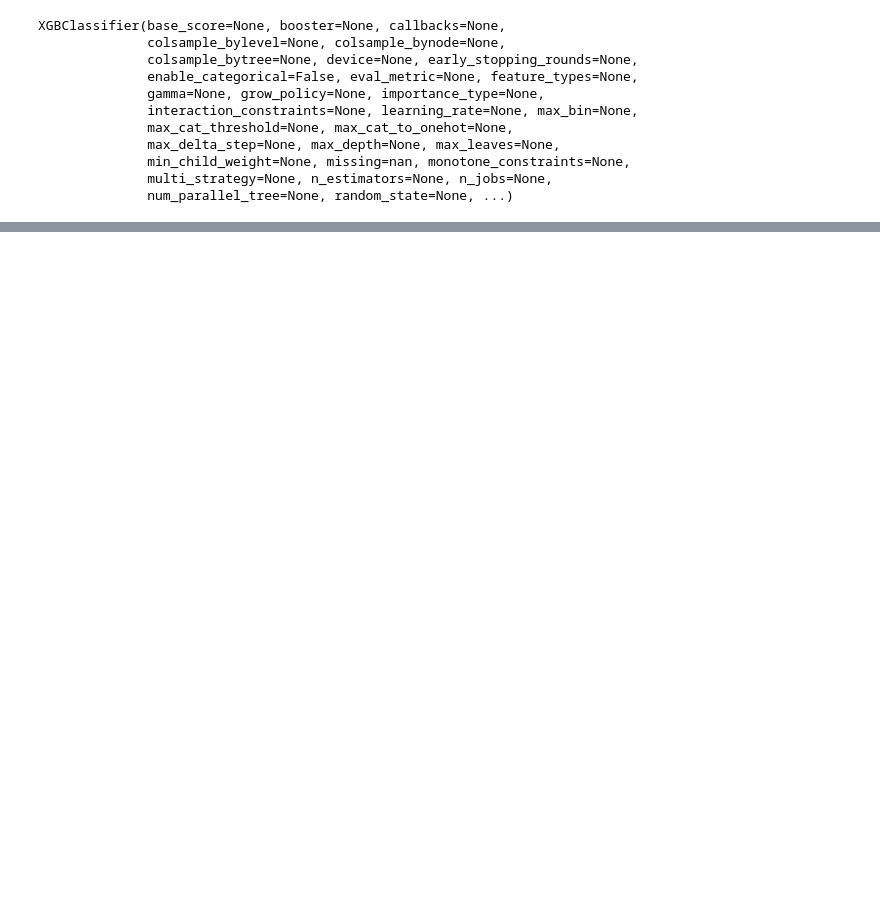
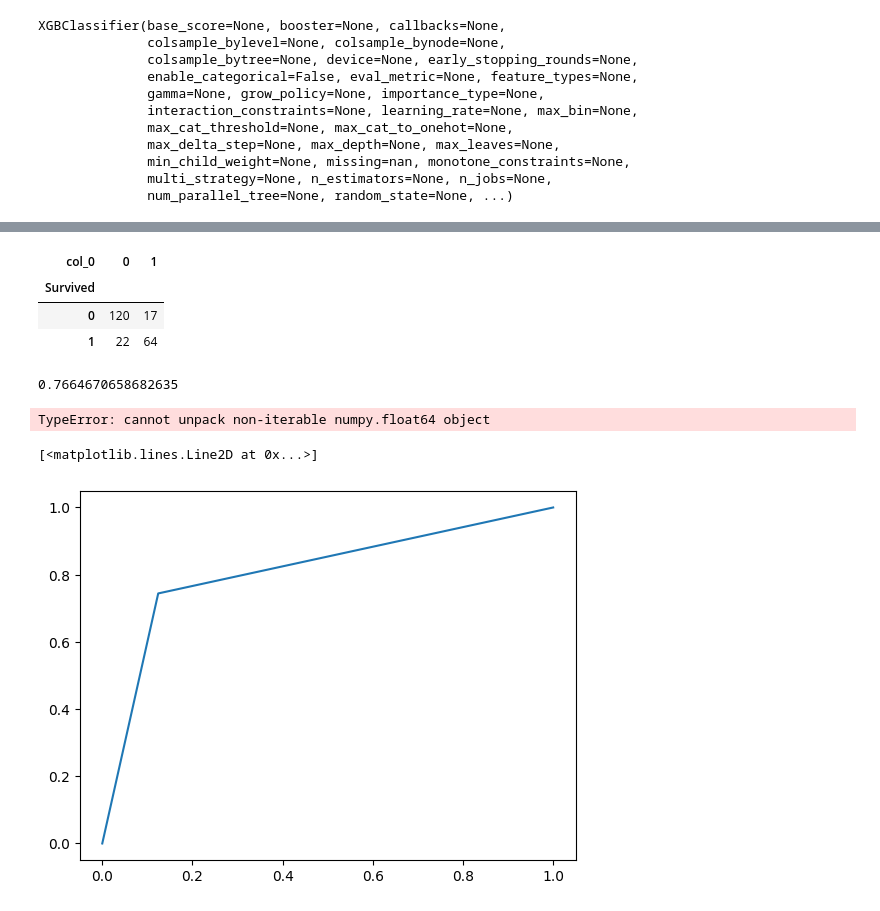
Before and after one commit to pawansaxena108/titanic, a Jupyter notebook: Titanic_without_transformers.ipynb, the cells around one changed output, grey strips where cells are left out. Cells and saved outputs as stored; diff of their text form; code cells hidden in the pictures; blank space fills up the shorter version.

```diff
--- a/Titanic_without_transformers.ipynb
+++ b/Titanic_without_transformers.ipynb
@@ -79,3 +77,3 @@ Sex_dict= dict([(b,a) for a,b in enumerate(train.Sex.unique())])
 # %%
-train_x,text_x,train_y,tesst_y= train_test_split(train,y)
+train_x,test_x,train_y,test_y= train_test_split(train,y)
 # %%
@@ -83,12 +82,12 @@ Ticket_dict= dict([(b,a) for a,b in enumerate(train.Ticket.unique())])
 Embarked_dict= dict([(b,a) for a,b in enumerate(train.Embarked.unique())])
 Cabin_dict= dict([(b,a) for a,b in enumerate(train.Cabin.unique())])
 # %%
-train_x.Sex=train.Sex.map(lambda x: Sex_dict.get(x,-1))
-train_x.Embarked=train.Embarked.map(lambda x: Embarked_dict.get(x,-1))
-train_x.Cabin=train.Cabin.map(lambda x: Cabin_dict.get(x,-1))
-train_x.Ticket=train.Ticket.map(lambda x: Ticket_dict.get(x,-1))
+train_x.Sex=train_x.Sex.map(lambda x: Sex_dict.get(x,-1))
+train_x.Embarked=train_x.Embarked.map(lambda x: Embarked_dict.get(x,-1))
+train_x.Cabin=train_x.Cabin.map(lambda x: Cabin_dict.get(x,-1))
+train_x.Ticket=train_x.Ticket.map(lambda x: Ticket_dict.get(x,-1))
 # %%
-test_x.Sex=test.Sex.map(lambda x: Sex_dict.get(x,-1))
-test_x.Embarked=test.Embarked.map(lambda x: Embarked_dict.get(x,-1))
-test_x.Cabin=test.Cabin.map(lambda x: Cabin_dict.get(x,-1))
-test_x.Ticket=test.Ticket.map(lambda x: Ticket_dict.get(x,-1))
+test_x.Sex=test_x.Sex.map(lambda x: Sex_dict.get(x,-1))
+test_x.Embarked=test_x.Embarked.map(lambda x: Embarked_dict.get(x,-1))
+test_x.Cabin=test_x.Cabin.map(lambda x: Cabin_dict.get(x,-1))
+test_x.Ticket=test_x.Ticket.map(lambda x: Ticket_dict.get(x,-1))
@@ -114,0 +126,11 @@ model.preditc
+# %%
+confusion_matrix
+# %% [output]
+| col_0 | 0 | 1 |
+| Survived |  |  |
+| 0 | 120 | 17 |
+| 1 | 22 | 64 |
+# %%
+f1_score(test_y,model.predict(test_x))
+# %% [output]
+0.7664670658682635
@@ -114,0 +139,6 @@ model.preditc
+# %%
+roc_auc_score(test_y,model.predict(test_x))
+# %% [output]
+TypeError: cannot unpack non-iterable numpy.float64 object
+# %%
+fpr,tpr,threshold=roc_curve(test_y,model.predict(test_x))
@@ -114,0 +147,5 @@ model.preditc
+# %%
+plt.plot(fpr,tpr)
+# %% [output]
+[<matplotlib.lines.Line2D at 0x...>]
+[figure, added]
```
Also changed, not shown: parts of 8 cells of this notebook.
